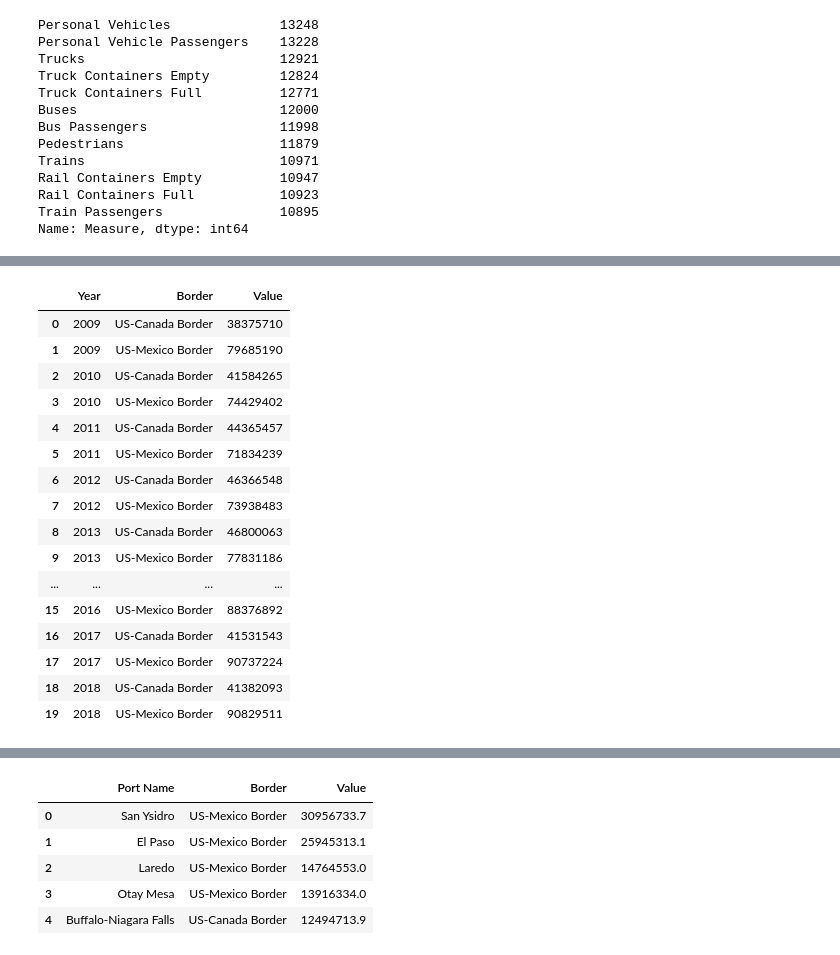
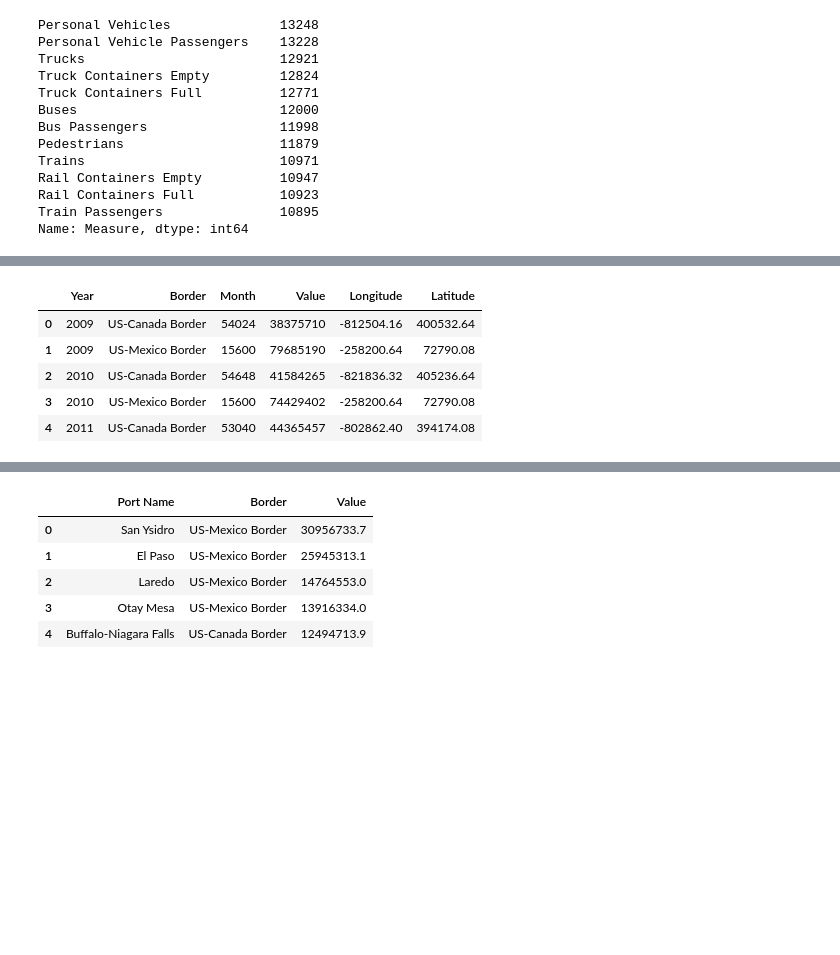
Before and after one commit to saraparveen26/Data-Visualization---US-Border-Crossing, a Jupyter notebook: border_crossing_lynn.ipynb, the cells around one changed output, grey strips where cells are left out. Cells and saved outputs as stored; diff of their text form; code cells hidden in the pictures; blank space fills up the shorter version.

```diff
--- a/border_crossing_lynn.ipynb
+++ b/border_crossing_lynn.ipynb
@@ -121,3 +135,6 @@ reduced_df.head()
 | 2 | Otay Mesa | California | US-Mexico Border | 2019-03-01 | Trucks | 81217 | POINT (-117.05333 32.57333) | 2019 | 3 | 1 | POINT | ... |
 | 3 | Nogales | Arizona | US-Mexico Border | 2019-03-01 | Trains | 62 | POINT (-110.93361 31.340279999999... | 2019 | 3 | 1 | POINT | ... |
 | 4 | Trout River | New York | US-Canada Border | 2019-03-01 | Personal Vehicle Passengers | 16377 | POINT (-73.44253 44.990010000000005) | 2019 | 3 | 1 | POINT | ... |
+# %%
+# Convert the columns Latitude and Longitude to float type to help with graphing
+reduced_df[["Latitude", "Longitude"]] = reduced_df[["Latitude", "Longitude"]].apply(pd.to_numeric)
@@ -160,7 +187,0 @@ years_df
-# %%
-# Convert the data in "Month" column to display the first three character of the month
-years_df['Month'] = years_df['Month'].replace([1, 2, 3, 4, 5, 6, 7, 8, 9, 10, 11, 12],
-                                              ['Jan', 'Feb', 'Mar', 'Apr', 'May', 'Jun', 'Jul', 'Aug', 'Sep', 'Oct', 'Nov', 'Dec'])
-
-# Display the converted dataset
-years_df.head()
@@ -338,25 +362,14 @@ plt.show()
 # %%
 # Groupby data for the columns needed for the chart
 vehicle_data = vehicles_df.groupby(["Year", "Border"]).sum().reset_index()
 
 # Display the data
-vehicle_data
+vehicle_data.head()
 # %% [output]
-|  | Year | Border | Value |
-| 0 | 2009 | US-Canada Border | 38375710 |
-| 1 | 2009 | US-Mexico Border | 79685190 |
-| 2 | 2010 | US-Canada Border | 41584265 |
-| 3 | 2010 | US-Mexico Border | 74429402 |
-| 4 | 2011 | US-Canada Border | 44365457 |
-| 5 | 2011 | US-Mexico Border | 71834239 |
-| 6 | 2012 | US-Canada Border | 46366548 |
-| 7 | 2012 | US-Mexico Border | 73938483 |
-| 8 | 2013 | US-Canada Border | 46800063 |
-| 9 | 2013 | US-Mexico Border | 77831186 |
-| ... | ... | ... | ... |
-| 15 | 2016 | US-Mexico Border | 88376892 |
-| 16 | 2017 | US-Canada Border | 41531543 |
-| 17 | 2017 | US-Mexico Border | 90737224 |
-| 18 | 2018 | US-Canada Border | 41382093 |
-| 19 | 2018 | US-Mexico Border | 90829511 |
+|  | Year | Border | Month | Value | Longitude | Latitude |
+| 0 | 2009 | US-Canada Border | 54024 | 38375710 | -812504.16 | 400532.64 |
+| 1 | 2009 | US-Mexico Border | 15600 | 79685190 | -258200.64 | 72790.08 |
+| 2 | 2010 | US-Canada Border | 54648 | 41584265 | -821836.32 | 405236.64 |
+| 3 | 2010 | US-Mexico Border | 15600 | 74429402 | -258200.64 | 72790.08 |
+| 4 | 2011 | US-Canada Border | 53040 | 44365457 | -802862.40 | 394174.08 |
 # %%
```
Also changed, not shown: parts of 147 cells of this notebook, 2 other files.
